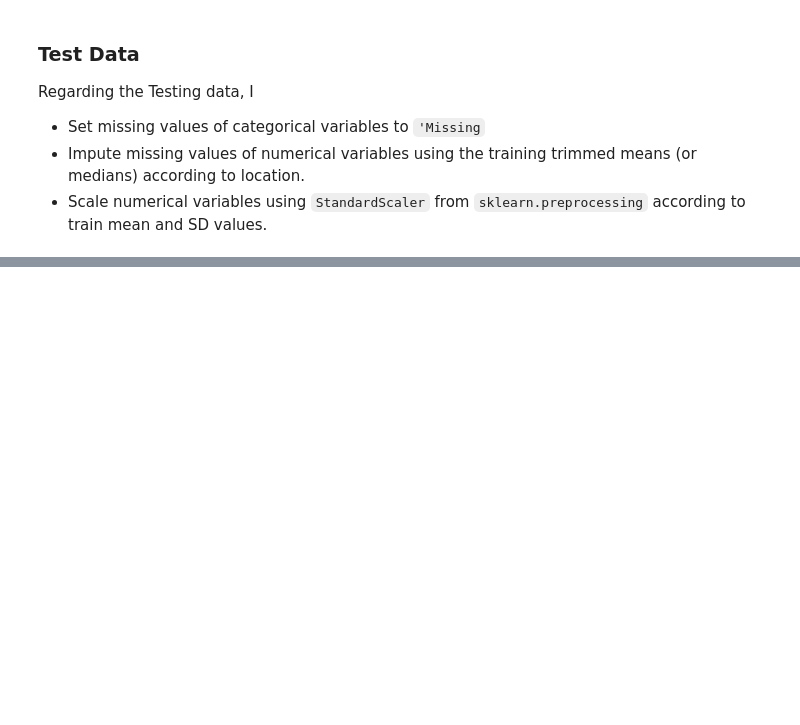
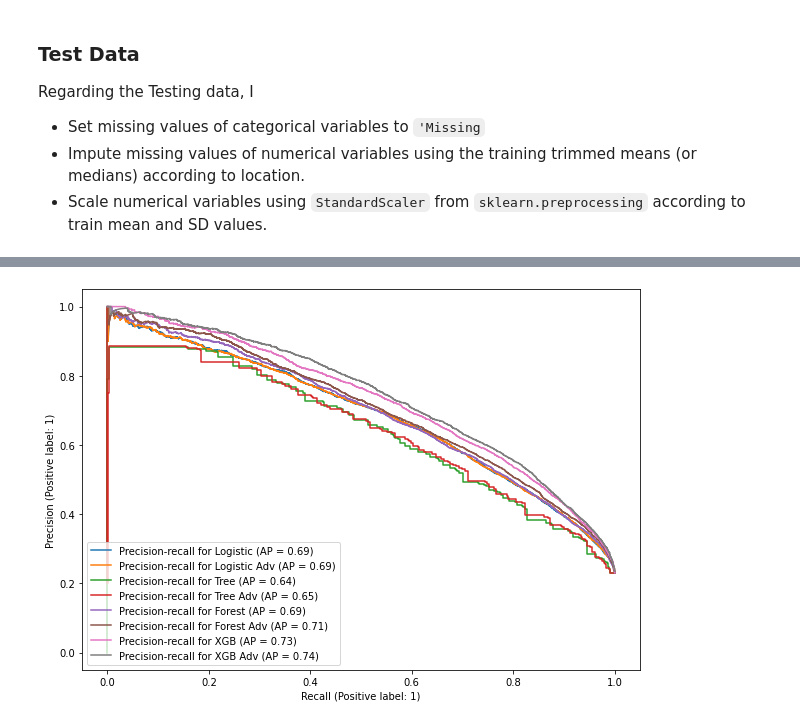
Before and after one commit to ClaudioZandonella/weather-report, a Jupyter notebook: documents/report.ipynb, the cells around one changed output, grey strips where cells are left out. Drawn from its saved outputs; the diff is of its cells as text; code cells hidden in the pictures; blank space fills up the shorter version.

```diff
--- a/documents/report.ipynb
+++ b/documents/report.ipynb
@@ -446,0 +471,10 @@ Model scores are reported below.
+# %%
+myPlots.plot_precision_recall(
+    list_classifier = [fit_logistic, fit_logistic_adv, fit_tree, fit_tree_adv, fit_forest, fit_forest_adv, fit_xgb, fit_xgb_adv],
+    list_X = [logistic_X_test, logistic_X_test_adv, tree_X_test, tree_X_test_adv, tree_X_test, tree_X_test_adv, xgb_X_test, xgb_X_test_adv],
+    true_y = y_test,
+    list_names = ['Logistic', 'Logistic Adv', 'Tree', 'Tree Adv', 'Forest', 'Forest Adv', 'XGB', 'XGB Adv'],
+    pos_label = 1
+)
+# %% [output]
+[figure, added]
```
Also changed, not shown: parts of 18 cells of this notebook.
